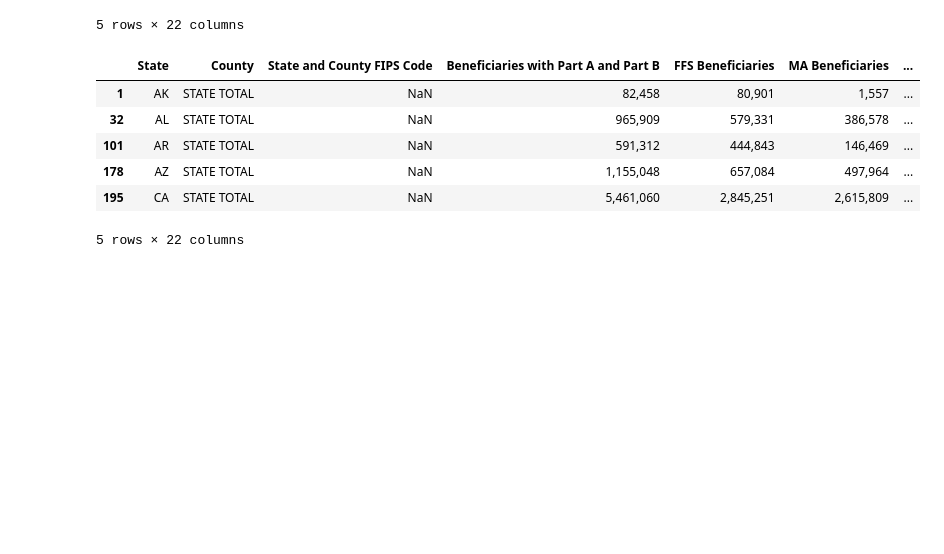
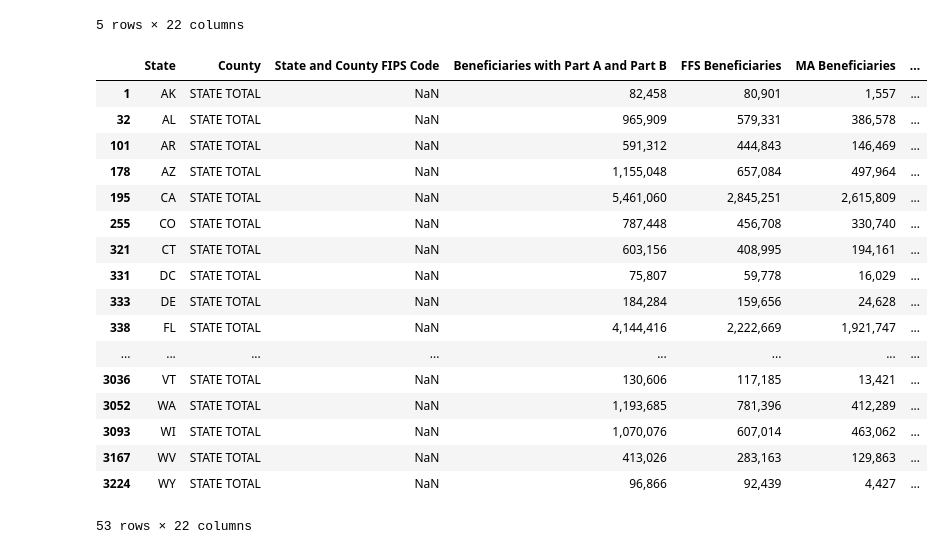
Before and after one commit to Rshn8411/project1, a Jupyter notebook: medicare_information.ipynb, the cells around one changed output. Saved outputs shown, nothing was run; the diff lists cells and outputs as text; code cells hidden in the pictures; blank space fills up the shorter version.

Commit message:
cleaned and saved data into new csv

```diff
--- a/medicare_information.ipynb
+++ b/medicare_information.ipynb
@@ -46,23 +46,34 @@ medicare_data_2017.head()
 # %%
 # State total df broken down by years
 medicare_state_data_2008 = medicare_data_2008.loc[(
                 medicare_data_2008['County'] == 'STATE TOTAL'), :]
 
 medicare_state_data_2011 = medicare_data_2011.loc[(
                 medicare_data_2011['County'] == 'STATE TOTAL'), :]
 
 medicare_state_data_2014 = medicare_data_2014.loc[(
                 medicare_data_2014['County'] == 'STATE TOTAL'), :]
 
 medicare_state_data_2017 = medicare_data_2017.loc[(
                 medicare_data_2017['County'] == 'STATE TOTAL'), :]
 
-medicare_state_data_2017.head()
+medicare_state_data_2017
 # %% [output]
 |  | State | County | State and County FIPS Code | Beneficiaries with Part A and Part B | FFS Beneficiaries | MA Beneficiaries | ... |
 | 1 | AK | STATE TOTAL | NaN | 82,458 | 80,901 | 1,557 | ... |
 | 32 | AL | STATE TOTAL | NaN | 965,909 | 579,331 | 386,578 | ... |
 | 101 | AR | STATE TOTAL | NaN | 591,312 | 444,843 | 146,469 | ... |
 | 178 | AZ | STATE TOTAL | NaN | 1,155,048 | 657,084 | 497,964 | ... |
 | 195 | CA | STATE TOTAL | NaN | 5,461,060 | 2,845,251 | 2,615,809 | ... |
+| 255 | CO | STATE TOTAL | NaN | 787,448 | 456,708 | 330,740 | ... |
+| 321 | CT | STATE TOTAL | NaN | 603,156 | 408,995 | 194,161 | ... |
+| 331 | DC | STATE TOTAL | NaN | 75,807 | 59,778 | 16,029 | ... |
+| 333 | DE | STATE TOTAL | NaN | 184,284 | 159,656 | 24,628 | ... |
+| 338 | FL | STATE TOTAL | NaN | 4,144,416 | 2,222,669 | 1,921,747 | ... |
+| ... | ... | ... | ... | ... | ... | ... | ... |
+| 3036 | VT | STATE TOTAL | NaN | 130,606 | 117,185 | 13,421 | ... |
+| 3052 | WA | STATE TOTAL | NaN | 1,193,685 | 781,396 | 412,289 | ... |
+| 3093 | WI | STATE TOTAL | NaN | 1,070,076 | 607,014 | 463,062 | ... |
+| 3167 | WV | STATE TOTAL | NaN | 413,026 | 283,163 | 129,863 | ... |
+| 3224 | WY | STATE TOTAL | NaN | 96,866 | 92,439 | 4,427 | ... |
-5 rows × 22 columns
+53 rows × 22 columns
```
Also changed, not shown: parts of 4 cells of this notebook, 14 other files.
